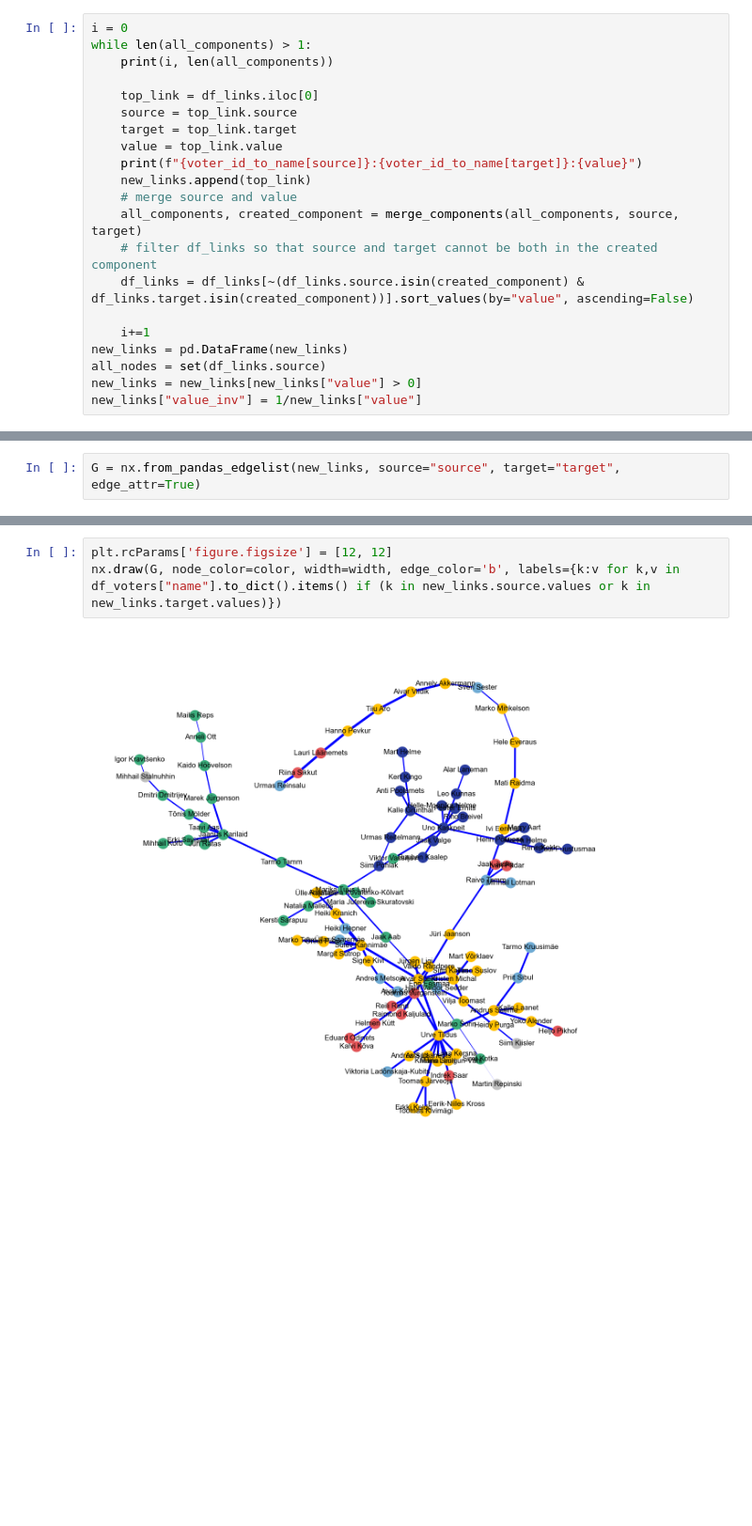
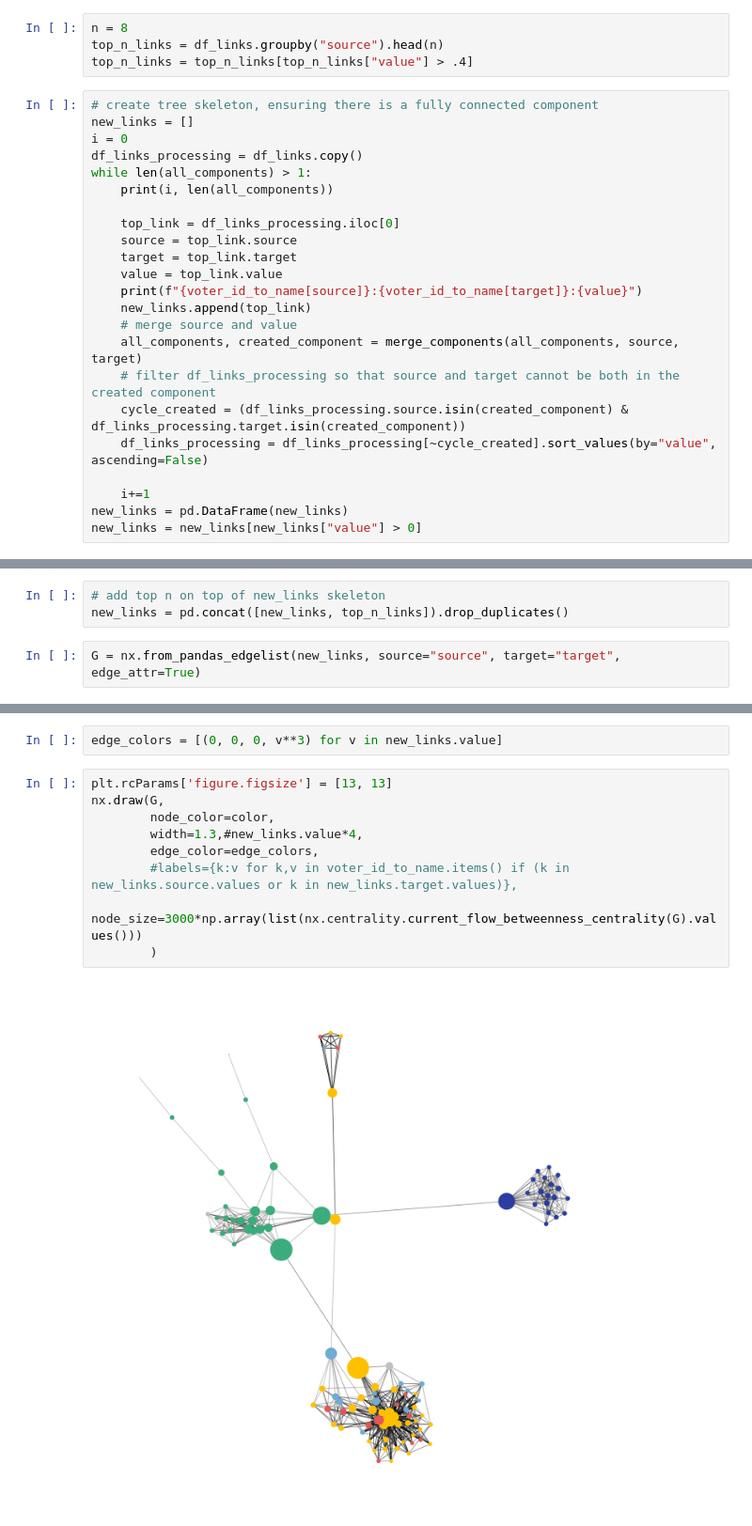
Before and after one commit to fedorst/parliament-vote-adjacency-viz, a Jupyter notebook: data/experiments/4_smallest_graph.ipynb, the cells around one changed output, grey strips where cells are left out. Shown: that part at 94% size. Drawn from its saved outputs; the diff is of its cells as text; blank space fills up the shorter version.

Commit message:
implement smallest graph and corr over time

```diff
--- a/data/experiments/4_smallest_graph.ipynb
+++ b/data/experiments/4_smallest_graph.ipynb
@@ -64,9 +56,16 @@ new_links = []
+# %%
+n = 8
+top_n_links = df_links.groupby("source").head(n)
+top_n_links = top_n_links[top_n_links["value"] > .4]
 # %%
+# create tree skeleton, ensuring there is a fully connected component
+new_links = []
 i = 0
+df_links_processing = df_links.copy()
 while len(all_components) > 1:
     print(i, len(all_components))
 
-    top_link = df_links.iloc[0]
+    top_link = df_links_processing.iloc[0]
     source = top_link.source
     target = top_link.target
     value = top_link.value
@@ -74,14 +73,13 @@ while len(all_components) > 1:
     new_links.append(top_link)
     # merge source and value
     all_components, created_component = merge_components(all_components, source, target)
-    # filter df_links so that source and target cannot be both in the created component
-    df_links = df_links[~(df_links.source.isin(created_component) & df_links.target.isin(created_component))].sort_values(by="value", ascending=False)
+    # filter df_links_processing so that source and target cannot be both in the created component
+    cycle_created = (df_links_processing.source.isin(created_component) & df_links_processing.target.isin(created_component))
+    df_links_processing = df_links_processing[~cycle_created].sort_values(by="value", ascending=False)
 
     i+=1
 new_links = pd.DataFrame(new_links)
-all_nodes = set(df_links.source)
 new_links = new_links[new_links["value"] > 0]
-new_links["value_inv"] = 1/new_links["value"]
 # %% [output]
 0 156
 Lauri Läänemets:Hanno Pevkur:1.0
@@ -151,2 +101,5 @@ df_fractions
+# %%
+# add top n on top of new_links skeleton
+new_links = pd.concat([new_links, top_n_links]).drop_duplicates()
 # %%
 G = nx.from_pandas_edgelist(new_links, source="source", target="target", edge_attr=True)
@@ -170,6 +124,14 @@ Viktoria Ladõnskaja-Kubits     1
 Length: 107, dtype: int64
+# %%
+edge_colors = [(0, 0, 0, v**3) for v in new_links.value]
 # %%
-plt.rcParams['figure.figsize'] = [12, 12]
-nx.draw(G, node_color=color, width=width, edge_color='b', labels={k:v for k,v in df_voters["name"].to_dict().items() if (k in new_links.source.values or k in new_links.target.values)})
+plt.rcParams['figure.figsize'] = [13, 13]
+nx.draw(G,
+        node_color=color,
+        width=1.3,#new_links.value*4,
+        edge_color=edge_colors,
+        #labels={k:v for k,v in voter_id_to_name.items() if (k in new_links.source.values or k in new_links.target.values)},
+        node_size=3000*np.array(list(nx.centrality.current_flow_betweenness_centrality(G).values()))
+        )
 # %% [output]
-[figure, old version]
+[figure, new version]
```
Also changed, not shown: parts of 16 cells of this notebook, 2 other files.
